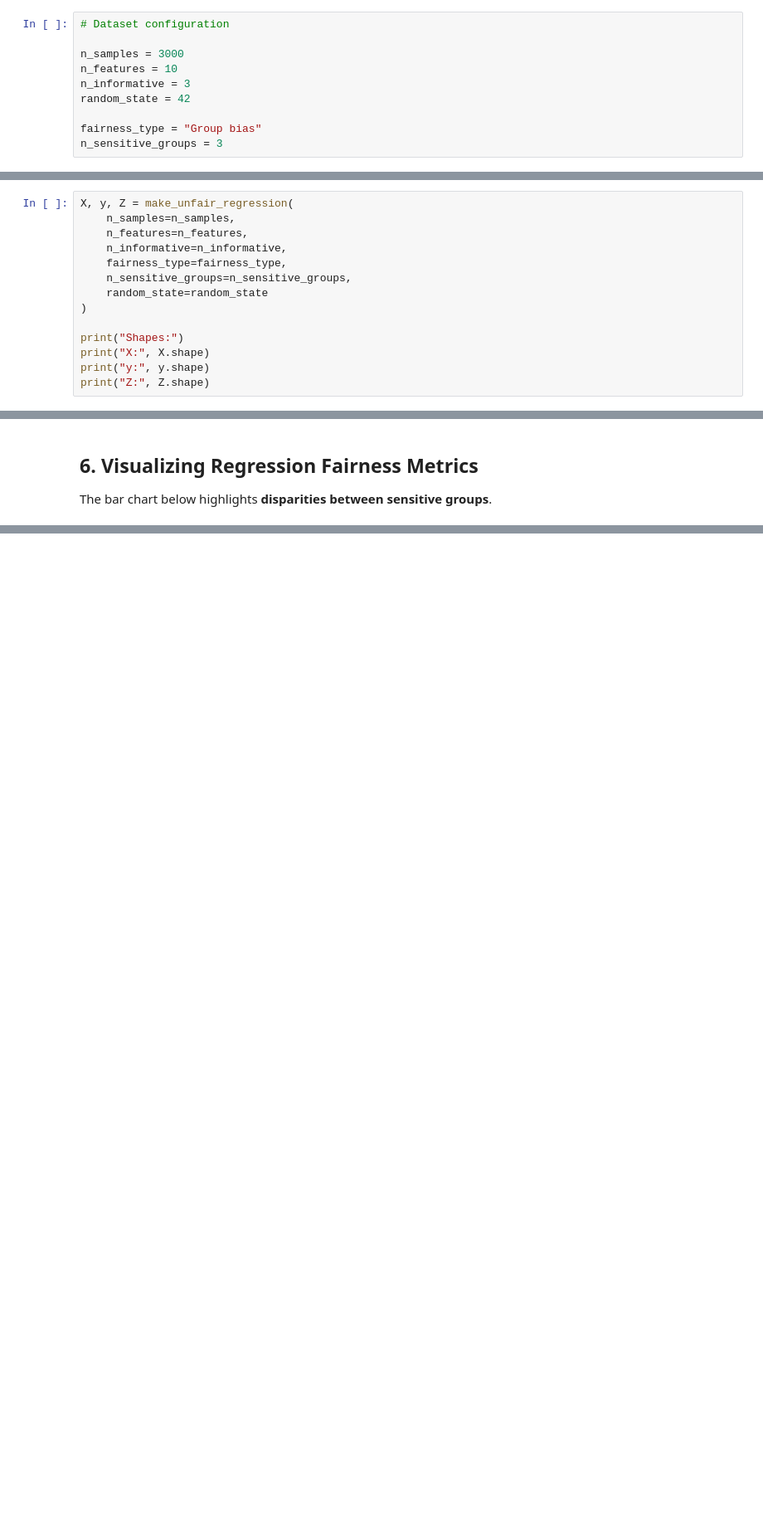
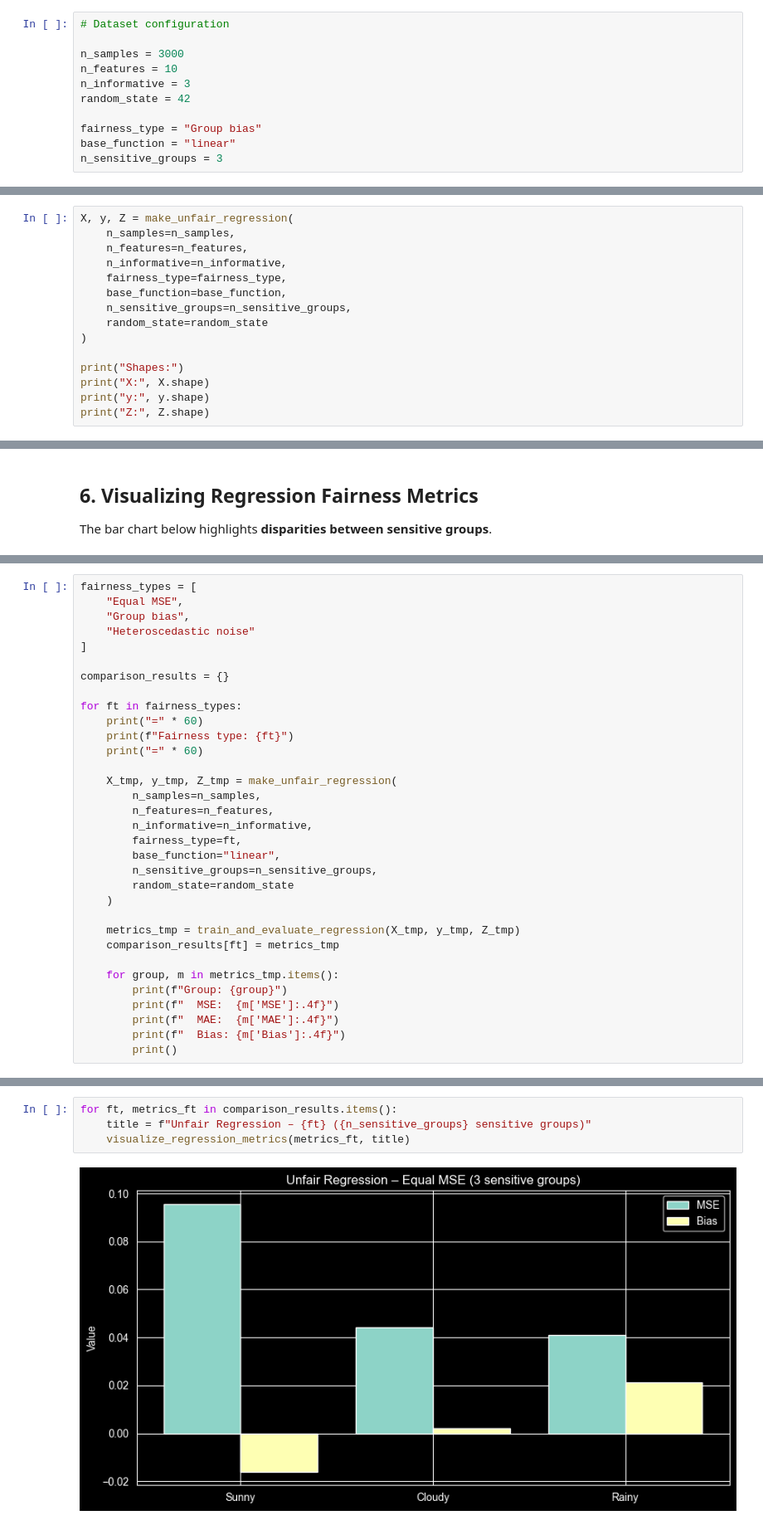
Before and after one commit to miha-plemenitas/unfair-data-generator, a Jupyter notebook: examples/make_unfair_regression.ipynb, the cells around one changed output, grey strips where cells are left out. Shown: that part at 83% size. Saved outputs shown, nothing was run; the diff lists cells and outputs as text; blank space fills up the shorter version.

Commit message:
Unfair Regression - Updating example and unfair regression logic

```diff
--- a/examples/make_unfair_regression.ipynb
+++ b/examples/make_unfair_regression.ipynb
@@ -57,6 +66,7 @@ n_informative = 3
 random_state = 42
 
 fairness_type = "Group bias"
+base_function = "linear"
 n_sensitive_groups = 3
 # %% [markdown]
 ## 2. Generating the Unfair Regression Dataset
@@ -76,6 +86,7 @@ X, y, Z = make_unfair_regression(
     n_features=n_features,
     n_informative=n_informative,
     fairness_type=fairness_type,
+    base_function=base_function,
     n_sensitive_groups=n_sensitive_groups,
     random_state=random_state
 )
@@ -169,0 +193,33 @@ visualize_regression_metrics(metrics, title)
+# %%
+fairness_types = [
+    "Equal MSE",
+    "Group bias",
+    "Heteroscedastic noise"
+]
+
+comparison_results = {}
+
+for ft in fairness_types:
+    print("=" * 60)
+    print(f"Fairness type: {ft}")
+    print("=" * 60)
+
+    X_tmp, y_tmp, Z_tmp = make_unfair_regression(
+        n_samples=n_samples,
+        n_features=n_features,
+        n_informative=n_informative,
+        fairness_type=ft,
+        base_function="linear",
+        n_sensitive_groups=n_sensitive_groups,
+        random_state=random_state
+    )
+
+    metrics_tmp = train_and_evaluate_regression(X_tmp, y_tmp, Z_tmp)
+    comparison_results[ft] = metrics_tmp
+
+    for group, m in metrics_tmp.items():
+        print(f"Group: {group}")
+        print(f"  MSE:  {m['MSE']:.4f}")
+        print(f"  MAE:  {m['MAE']:.4f}")
+        print(f"  Bias: {m['Bias']:.4f}")
+        print()
@@ -169,0 +256,6 @@ visualize_regression_metrics(metrics, title)
+# %%
+for ft, metrics_ft in comparison_results.items():
+    title = f"Unfair Regression – {ft} ({n_sensitive_groups} sensitive groups)"
+    visualize_regression_metrics(metrics_ft, title)
+# %% [output]
+[figure, added]
```
Also changed, not shown: parts of 6 cells of this notebook, 3 other files.
